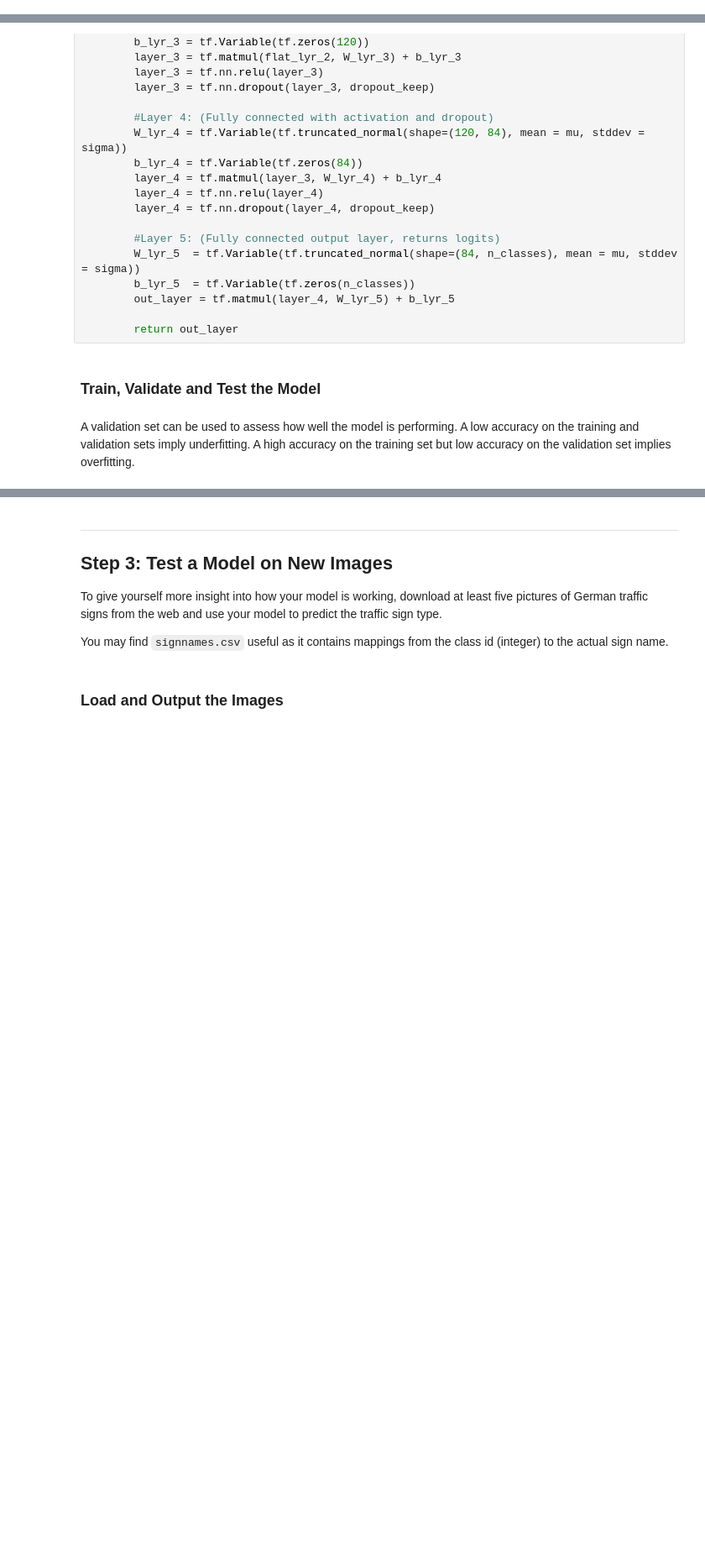
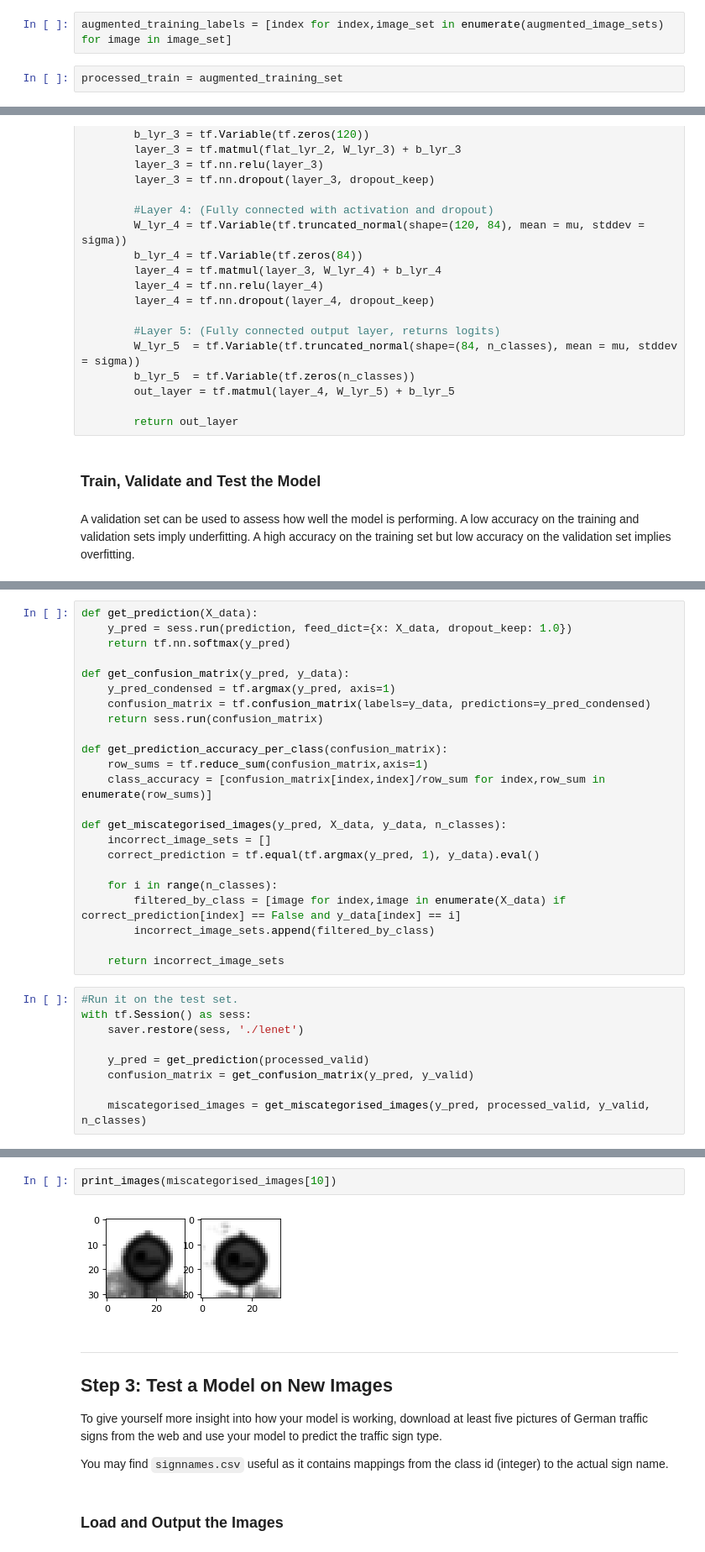
Before and after one commit to MarkDekker/CarND-Traffic-Sign-Classifier-Project, a Jupyter notebook: Traffic_Sign_Classifier.ipynb, the cells around one changed output, grey strips where cells are left out. Shown at 84% size. Saved outputs shown, nothing was run; the diff lists cells and outputs as text; blank space fills up the shorter version.

Commit message:
Implemented Image Augmentation and new functions to analyse prediction output.

```diff
--- a/Traffic_Sign_Classifier.ipynb
+++ b/Traffic_Sign_Classifier.ipynb
@@ -300,3 +390,7 @@ for i in range(n_classes):
+# %%
+augmented_training_labels = [index for index,image_set in enumerate(augmented_image_sets) for image in image_set]
+# %%
+processed_train = augmented_training_set
 # %% [markdown]
 ### Model Architecture
 # %%
@@ -481,0 +556,32 @@ Validation Accuracy = 0.967
+# %%
+def get_prediction(X_data):
+    y_pred = sess.run(prediction, feed_dict={x: X_data, dropout_keep: 1.0})
+    return tf.nn.softmax(y_pred)
+
+def get_confusion_matrix(y_pred, y_data):
+    y_pred_condensed = tf.argmax(y_pred, axis=1)
+    confusion_matrix = tf.confusion_matrix(labels=y_data, predictions=y_pred_condensed)
+    return sess.run(confusion_matrix)
+
+def get_prediction_accuracy_per_class(confusion_matrix):
+    row_sums = tf.reduce_sum(confusion_matrix,axis=1)
+    class_accuracy = [confusion_matrix[index,index]/row_sum for index,row_sum in enumerate(row_sums)]
+
+def get_miscategorised_images(y_pred, X_data, y_data, n_classes):
+    incorrect_image_sets = []
+    correct_prediction = tf.equal(tf.argmax(y_pred, 1), y_data).eval()
+
+    for i in range(n_classes):
+        filtered_by_class = [image for index,image in enumerate(X_data) if correct_prediction[index] == False and y_data[index] == i]
+        incorrect_image_sets.append(filtered_by_class)
+
+    return incorrect_image_sets
+# %%
+#Run it on the test set.
+with tf.Session() as sess:
+    saver.restore(sess, './lenet')
+
+    y_pred = get_prediction(processed_valid)
+    confusion_matrix = get_confusion_matrix(y_pred, y_valid)
+
+    miscategorised_images = get_miscategorised_images(y_pred, processed_valid, y_valid, n_classes)
@@ -526,3 +635,7 @@ Confusion matrix, without normalization
+# %%
+print_images(miscategorised_images[10])
+# %% [output]
+[figure, added]
 # %% [markdown]
 ---
 
```
Also changed, not shown: parts of 19 cells of this notebook.
